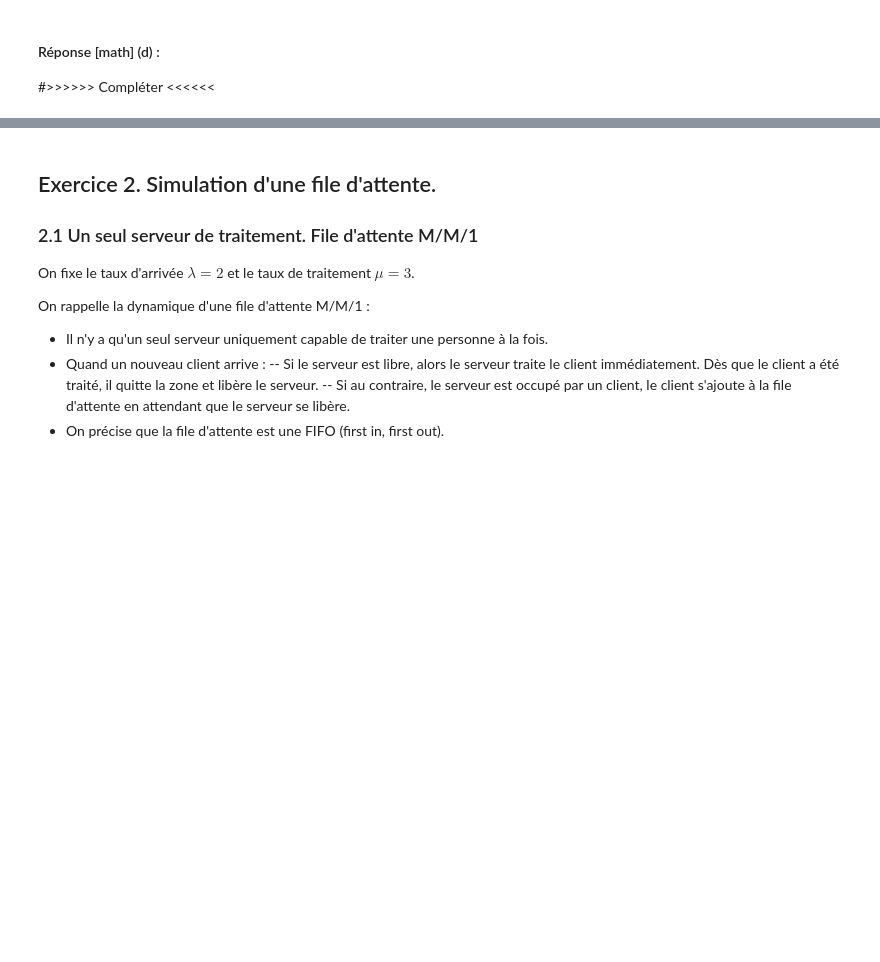
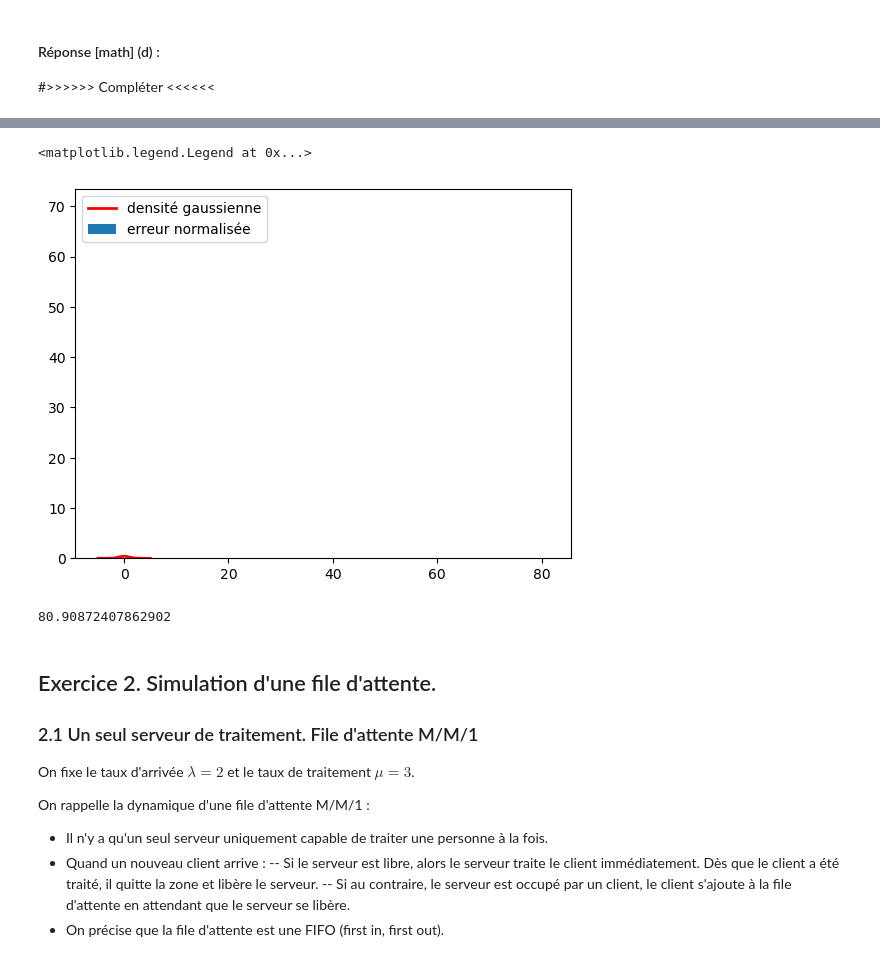
Before and after one commit to momoth12/Stochastic-Simulation-and-Monte-Carlo-Methods, a Jupyter notebook: lab2/TP2.ipynb, the cells around one changed output, grey strips where cells are left out. Saved outputs shown, nothing was run; the diff lists cells and outputs as text; code cells hidden in the pictures; blank space fills up the shorter version.

```diff
--- a/lab2/TP2.ipynb
+++ b/lab2/TP2.ipynb
@@ -187,36 +192,43 @@ N = 3000 # Nombre N de variables aléatoires E_i pour calculer T_N.
 M = 5000 # Taille de l'échantillon pour l'estimation Monte-Carlo.
 
 ####################################################
 # Tirages indépendants de N*M v.a. exponentielles
 # de paramètre lambda=2.
 param_lambda = 2
 # ATTENTION: la fonction random.exponential prend comme premier argument
 # la moyenne 1/lambda de la distribution, et non pas son paramètre lambda.
 Expo = np.random.exponential(1/param_lambda, (M, N))
 
 ####################################################
 # Espérance et variance de la loi exponentielle.
 esp = 1/param_lambda
 var = (1/param_lambda)**2
 
 ####################################################
 # Stocker dans la variable 'T_N' un echantillon de M valeurs.
-T_N = >>>>>> Compléter <<<<<<
+T_N =np.sum(Expo,axis=1)
 # Renormaliser la variable 'T_N' pour obtenir une convergence vers une constante.
-moyT_N = >>>>>> Compléter <<<<<<
+moyT_N = np.mean(T_N)
 # Stocker dans la variable 'erreurNormalisee_N' l'échantillon de M valeurs
 # de l'erreur normalisée.
-erreurNormalisee_N = >>>>>> Compléter <<<<<<
+erreurNormalisee_N = (moyT_N-esp*N)/(np.sqrt(var/N))
 
 ####################################################
 # Affichage
 plt.hist(erreurNormalisee_N, density="True", bins=int(np.sqrt(M)), label="erreur normalisée")
 x = np.linspace(-5,5,100)
 #>>>> Completer avec le calcul de la densité gaussienne centrée réduite sur les abscisses x.
 densiteGaussienne = np.exp(-x*x/2.) / np.sqrt(2. * np.pi)
 
 plt.plot(x,densiteGaussienne, color="red", label="densité gaussienne", linewidth=2.0)
 plt.legend(loc="best")
+# %% [output]
+<matplotlib.legend.Legend at 0x...>
+[figure, added]
+# %%
+erreurNormalisee_N
+# %% [output]
+80.90872407862902
 # %% [markdown]
 ## Exercice 2. Simulation d'une file d'attente.
 ### 2.1 Un seul serveur de traitement. File d'attente M/M/1
```
Also changed, not shown: parts of 14 cells of this notebook, 1 other file.
